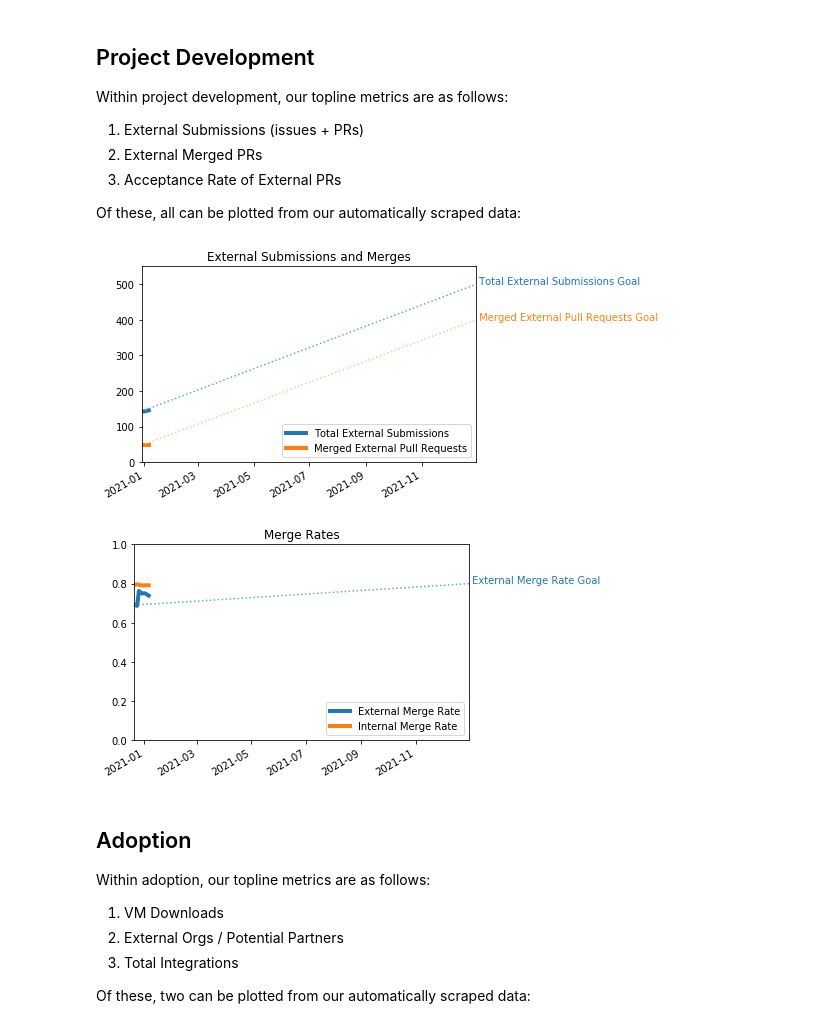
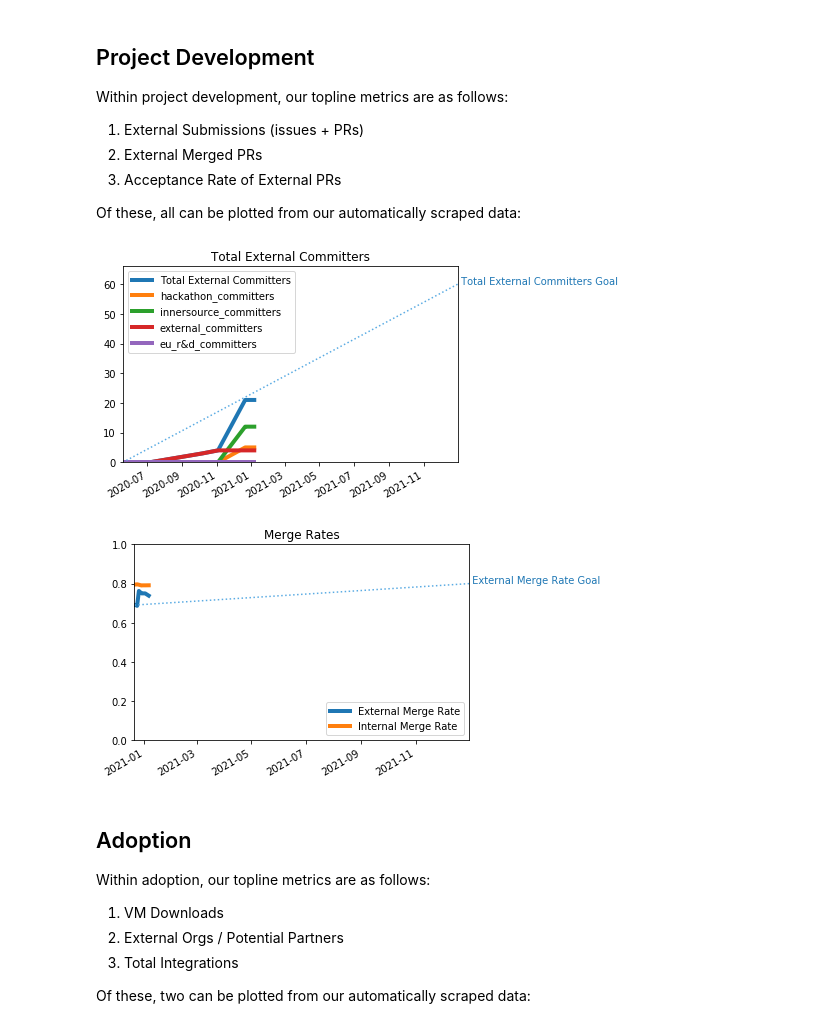
Before and after one commit to Seagate/cortx, a Jupyter notebook: metrics/CORTX_Metrics_Topline_Report.ipynb, the cells around one changed output. Cells and saved outputs as stored; diff of their text form; code cells hidden in the pictures.

```diff
--- a/metrics/CORTX_Metrics_Topline_Report.ipynb
+++ b/metrics/CORTX_Metrics_Topline_Report.ipynb
@@ -90,11 +107,12 @@ plt=cg.goal_graph(df=df,title=title,xlim=xlim,goals=[members_goal,wau_goal],colu
 plt.legend(loc='upper left')
 plt.show()
 
-title='GitHub Engaged External Members'
-df[title] = df['innersource_participants'] + df['external_participants']
-plt=cg.goal_graph(df=df,title=title,xlim=xlim,goals=[cg.Goal(title,goal_date,500)],columns=[title])
-plt.legend(loc='upper left')
-plt.show()
+#title='GitHub Engaged External Members'
+#df[title] = df['innersource_participants'] + df['external_participants']
+#plt=cg.goal_graph(df=df,title=title,xlim=xlim,goals=[cg.Goal(title,goal_date,500)],columns=[title])
+#plt.legend(loc='upper left')
+#plt.show()
+external_graph('participants',300)
 
 title='Monthly Meet an Architect Webinar Attendance'
 ugly='webinar_attendees'
@@ -119,40 +137,44 @@ Of these, all can be plotted from our automatically scraped data:
 # %%
 def remove_date(df,date):
     try:
         df=df.drop(pd.to_datetime(date),axis=0) # this first scrape was no good, double counted issues and pulls
     except KeyError:
         pass # was already dropped
     return df
 
-metric1='Total External Submissions'
-metric2='Merged External Pull Requests'
-df[metric1] = df['pull_requests_external']+df['issues_external']
-df[metric2] = df ['pull_requests_external_merged']
-ts_goal=cg.Goal(metric1,goal_date,500)
-mp_goal=cg.Goal(metric2,goal_date,400)
-# initially we had misidentified some external people and it screwed up some data, so manually remove some here
-save_df=df
-df=remove_date(df,'2020-12-21')
-df=remove_date(df,'2020-12-22')
-df=remove_date(df,'2020-12-23')
-df=remove_date(df,'2020-12-24')
-df=remove_date(df,'2020-12-26')
-plt=cg.goal_graph(df=df,title='External Submissions and Merges',xlim=xlim,columns=[metric1,metric2],goals=[ts_goal,mp_goal])
-plt.show()
+if False:
+    # old crappy way
+    metric1='Total External Submissions'
+    metric2='Merged External Pull Requests'
+    df[metric1] = df['pull_requests_external']+df['issues_external']
+    df[metric2] = df ['pull_requests_external_merged']
+    ts_goal=cg.Goal(metric1,goal_date,500)
+    mp_goal=cg.Goal(metric2,goal_date,400)
+    # initially we had misidentified some external people and it screwed up some data, so manually remove some here
+    save_df=df
+    df=remove_date(df,'2020-12-21')
+    df=remove_date(df,'2020-12-22')
+    df=remove_date(df,'2020-12-23')
+    df=remove_date(df,'2020-12-24')
+    df=remove_date(df,'2020-12-26')
+    plt=cg.goal_graph(df=df,title='External Submissions and Merges',xlim=xlim,columns=[metric1,metric2],goals=[ts_goal,mp_goal])
+    plt.show()
+else:
+    external_graph('committers',60)
 
 # restore df for the rest of the graphs
 df=save_df
 mr='Merge Rate'
 mr_columns=[]
 for k in ['external','internal']:
     mr_column=('%s merge rate' % k).title()
     df[mr_column] = df['pull_requests_%s_merged' % k] / df['pull_requests_%s' % k]
     mr_columns.append(mr_column)
 mr_goal=cg.Goal('external merge rate'.title(),goal_date,0.8)
 plt1=cg.goal_graph(df=df,title='Merge Rates',xlim=xlim,ylim=(0,1),columns=mr_columns,goals=[mr_goal])
 plt1.show()
 # %% [output]
-[figure, old version]
+[figure, new version]
 [figure]
 # %% [markdown]
 ## Adoption
```
Also changed, not shown: parts of 3 cells of this notebook, 1 other file.
